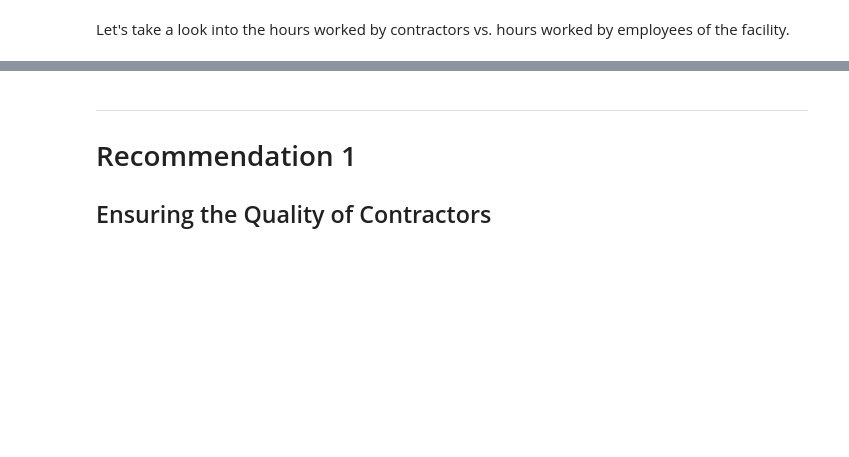
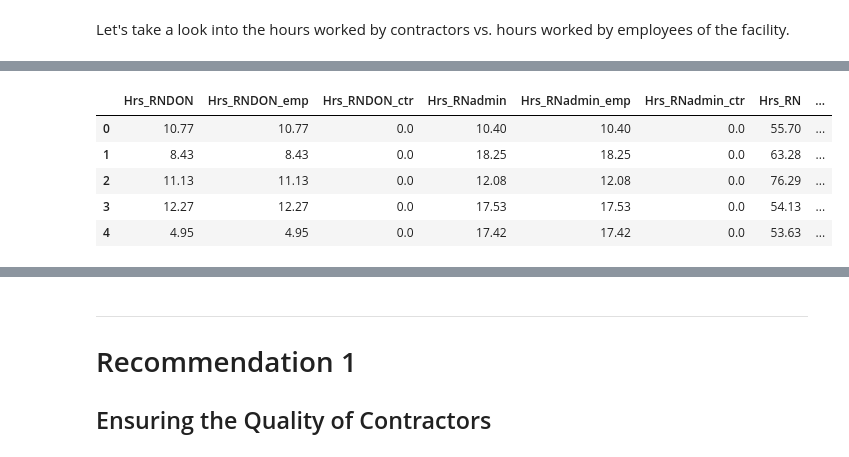
Before and after one commit to Djohnson1313/cms_data_exercise, a Jupyter notebook: cms_data_exercise.ipynb, the cells around one changed output, grey strips where cells are left out. Cells and saved outputs as stored; diff of their text form; code cells hidden in the pictures; blank space fills up the shorter version.

```diff
--- a/cms_data_exercise.ipynb
+++ b/cms_data_exercise.ipynb
@@ -330,0 +338,9 @@ Let's take a look into the hours worked by contractors vs. hours worked by emplo
+# %%
+df_hours.head()
+# %% [output]
+|  | Hrs_RNDON | Hrs_RNDON_emp | Hrs_RNDON_ctr | Hrs_RNadmin | Hrs_RNadmin_emp | Hrs_RNadmin_ctr | Hrs_RN | ... |
+| 0 | 10.77 | 10.77 | 0.0 | 10.40 | 10.40 | 0.0 | 55.70 | ... |
+| 1 | 8.43 | 8.43 | 0.0 | 18.25 | 18.25 | 0.0 | 63.28 | ... |
+| 2 | 11.13 | 11.13 | 0.0 | 12.08 | 12.08 | 0.0 | 76.29 | ... |
+| 3 | 12.27 | 12.27 | 0.0 | 17.53 | 17.53 | 0.0 | 54.13 | ... |
+| 4 | 4.95 | 4.95 | 0.0 | 17.42 | 17.42 | 0.0 | 53.63 | ... |
```
Also changed, not shown: parts of 10 cells of this notebook.
